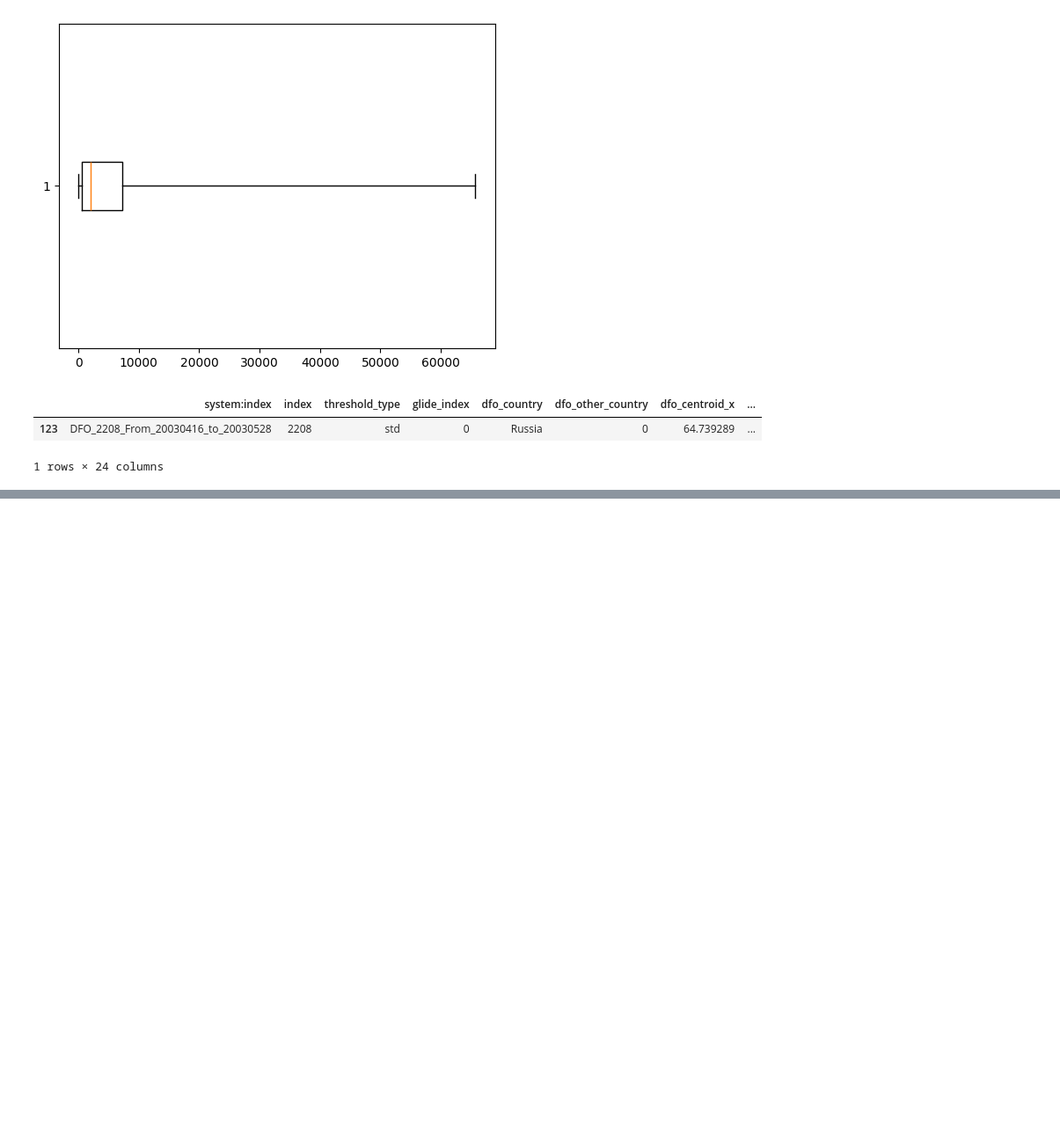
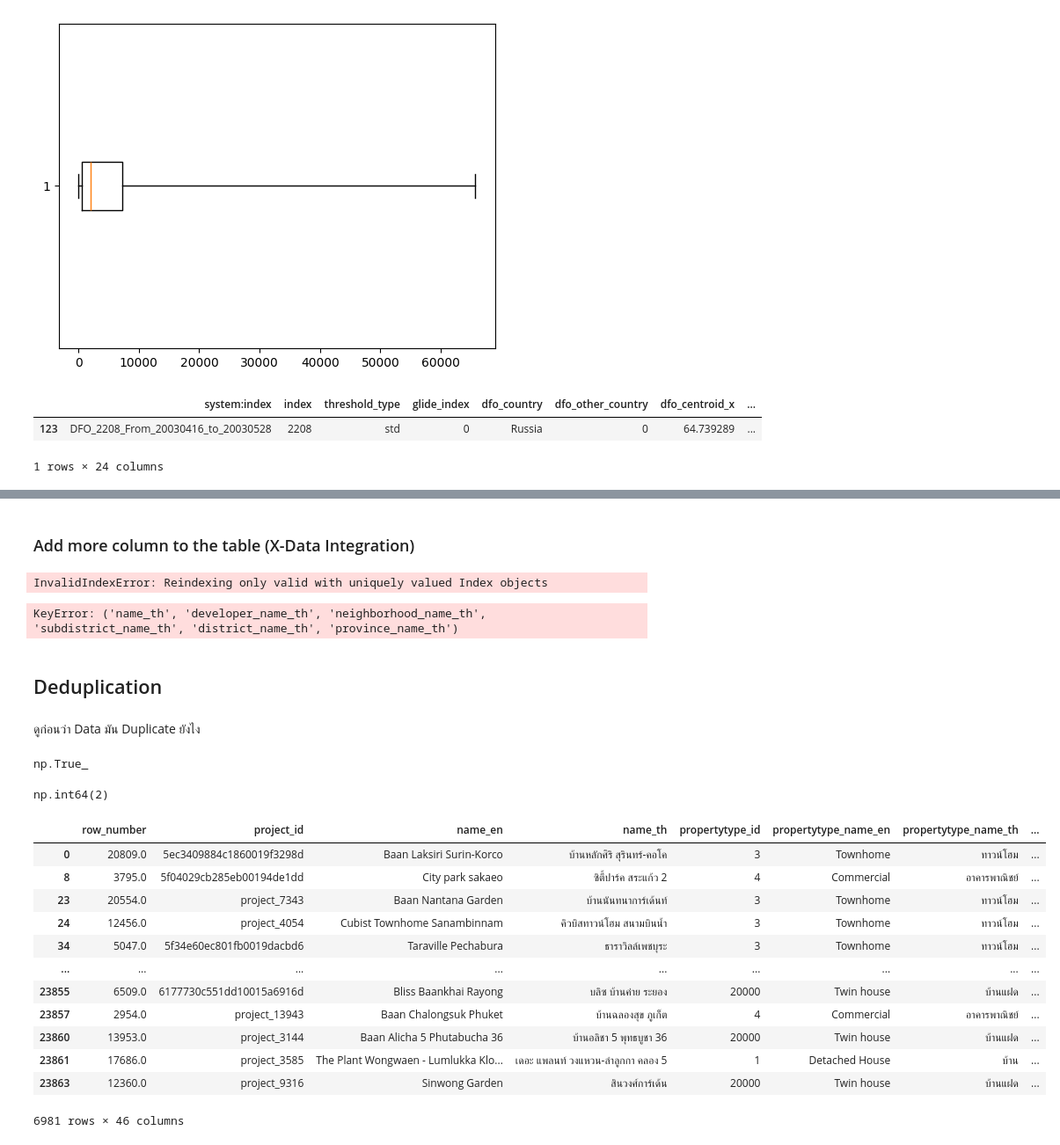
Before and after one commit to Ellizence01/BSC_DPDM2025, a Jupyter notebook: Ch3_Data_Preprocessing.ipynb, the cells around one changed output, grey strips where cells are left out. Shown at 88% size. Drawn from its saved outputs; the diff is of its cells as text; code cells hidden in the pictures; blank space fills up the shorter version.

Commit message:
Data integration X + Hw3

```diff
--- a/Ch3_Data_Preprocessing.ipynb
+++ b/Ch3_Data_Preprocessing.ipynb
@@ -395,0 +400,2 @@ df[df['gfd_area'] == outputbox['fliers'][0].get_xdata()[0]]
+# %%
+project_df = pd.read_csv('/content/drive/MyDrive/Python&Data_viz2025/BSC_DPDM2025/P1.csv')
@@ -395,0 +433,2 @@ df[df['gfd_area'] == outputbox['fliers'][0].get_xdata()[0]]
+# %%
+unit_df = pd.read_csv('/content/drive/MyDrive/Python&Data_viz2025/BSC_DPDM2025/Op.csv')
@@ -395,0 +466,40 @@ df[df['gfd_area'] == outputbox['fliers'][0].get_xdata()[0]]
+# %% [markdown]
+### Add more column to the table (X-Data Integration)
+# %%
+unit_df['project_id'].map(project_df.set_index('project_id')['name_th'])
+# %% [output]
+InvalidIndexError: Reindexing only valid with uniquely valued Index objects
+# %%
+unit_df['project_id'].map(project_df.set_index('project_id')['name_th','developer_name_th',
+                                                             'neighborhood_name_th','subdistrict_name_th',
+                                                             'district_name_th','province_name_th'])
+# %% [output]
+KeyError: ('name_th', 'developer_name_th', 'neighborhood_name_th', 'subdistrict_name_th', 'district_name_th', 'province_name_th')
+# %% [markdown]
+## Deduplication
+# %% [markdown]
+ดูก่อนว่า Data มัน Duplicate ยังไง
+# %%
+project_df.duplicated().any()
+# %% [output]
+np.True_
+# %%
+project_df.duplicated().sum()
+# %% [output]
+np.int64(2)
+# %%
+project_df[project_df.duplicated(subset=['project_id'], keep=False)]
+# %% [output]
+|  | row_number | project_id | name_en | name_th | propertytype_id | propertytype_name_en | propertytype_name_th | ... |
+| 0 | 20809.0 | 5ec3409884c1860019f3298d | Baan Laksiri Surin-Korco | บ้านหลักศิริ สุรินทร์-คอโค | 3 | Townhome | ทาวน์โฮม | ... |
+| 8 | 3795.0 | 5f04029cb285eb00194de1dd | City park sakaeo | ซิตี้ปาร์ค สระแก้ว 2 | 4 | Commercial | อาคารพาณิชย์ | ... |
+| 23 | 20554.0 | project_7343 | Baan Nantana Garden | บ้านนันทนาการ์เด้นท์ | 3 | Townhome | ทาวน์โฮม | ... |
+| 24 | 12456.0 | project_4054 | Cubist Townhome Sanambinnam | คิวบิสทาวน์โฮม สนามบินน้ำ | 3 | Townhome | ทาวน์โฮม | ... |
+| 34 | 5047.0 | 5f34e60ec801fb0019dacbd6 | Taraville Pechabura | ธาราวิลล์เพชบุระ | 3 | Townhome | ทาวน์โฮม | ... |
+| ... | ... | ... | ... | ... | ... | ... | ... | ... |
+| 23855 | 6509.0 | 6177730c551dd10015a6916d | Bliss Baankhai Rayong | บลิซ บ้านค่าย ระยอง | 20000 | Twin house | บ้านแฝด | ... |
+| 23857 | 2954.0 | project_13943 | Baan Chalongsuk Phuket | บ้านฉลองสุข ภูเก็ต | 4 | Commercial | อาคารพาณิชย์ | ... |
+| 23860 | 13953.0 | project_3144 | Baan Alicha 5 Phutabucha 36 | บ้านอลิชา 5 พุทธบูชา 36 | 20000 | Twin house | บ้านแฝด | ... |
+| 23861 | 17686.0 | project_3585 | The Plant Wongwaen - Lumlukka Klo... | เดอะ แพลนท์ วงแหวน-ลำลูกกา คลอง 5 | 1 | Detached House | บ้าน | ... |
+| 23863 | 12360.0 | project_9316 | Sinwong Garden | สินวงศ์การ์เด้น | 20000 | Twin house | บ้านแฝด | ... |
+6981 rows × 46 columns
```
Also changed, not shown: parts of 15 cells of this notebook.
